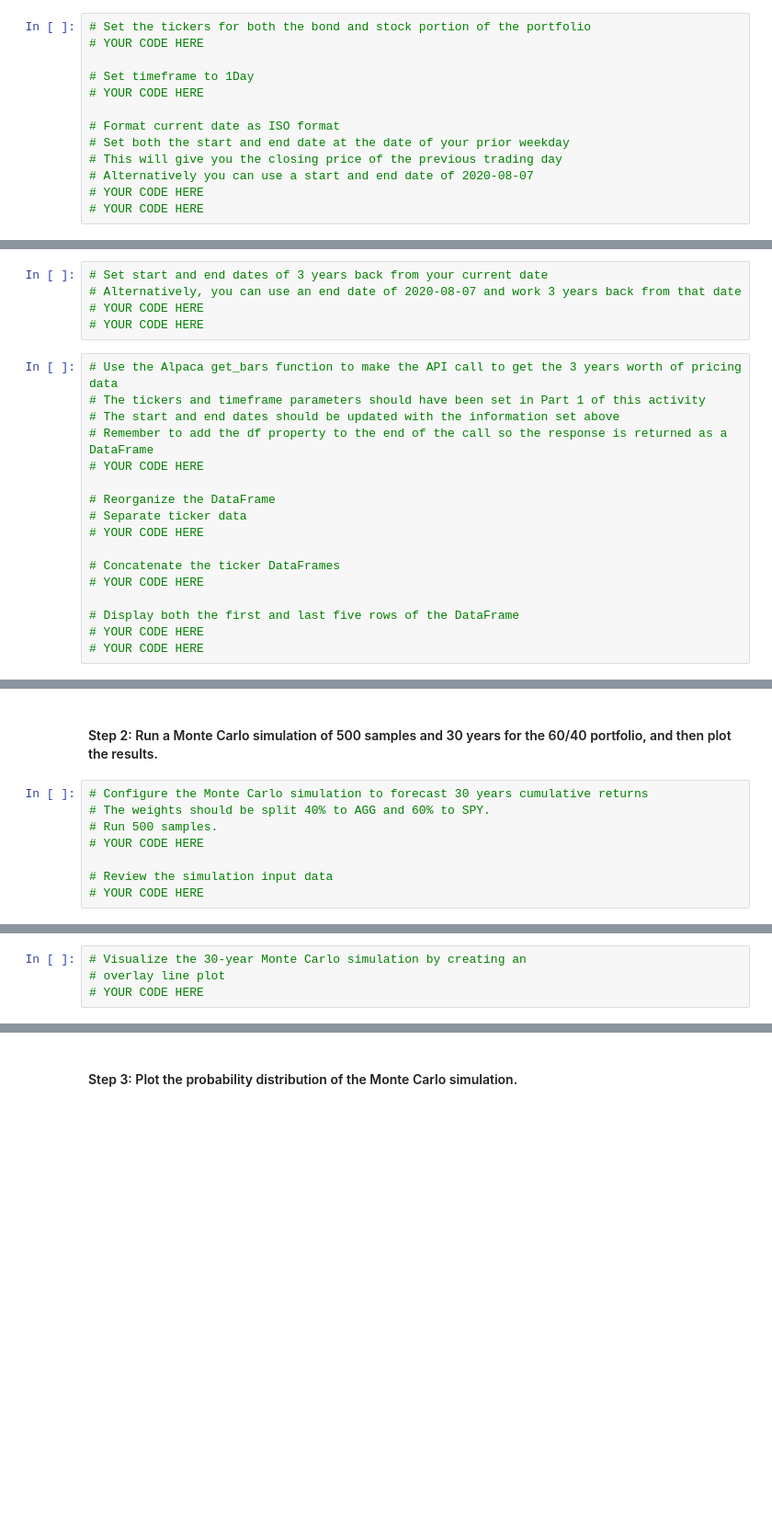
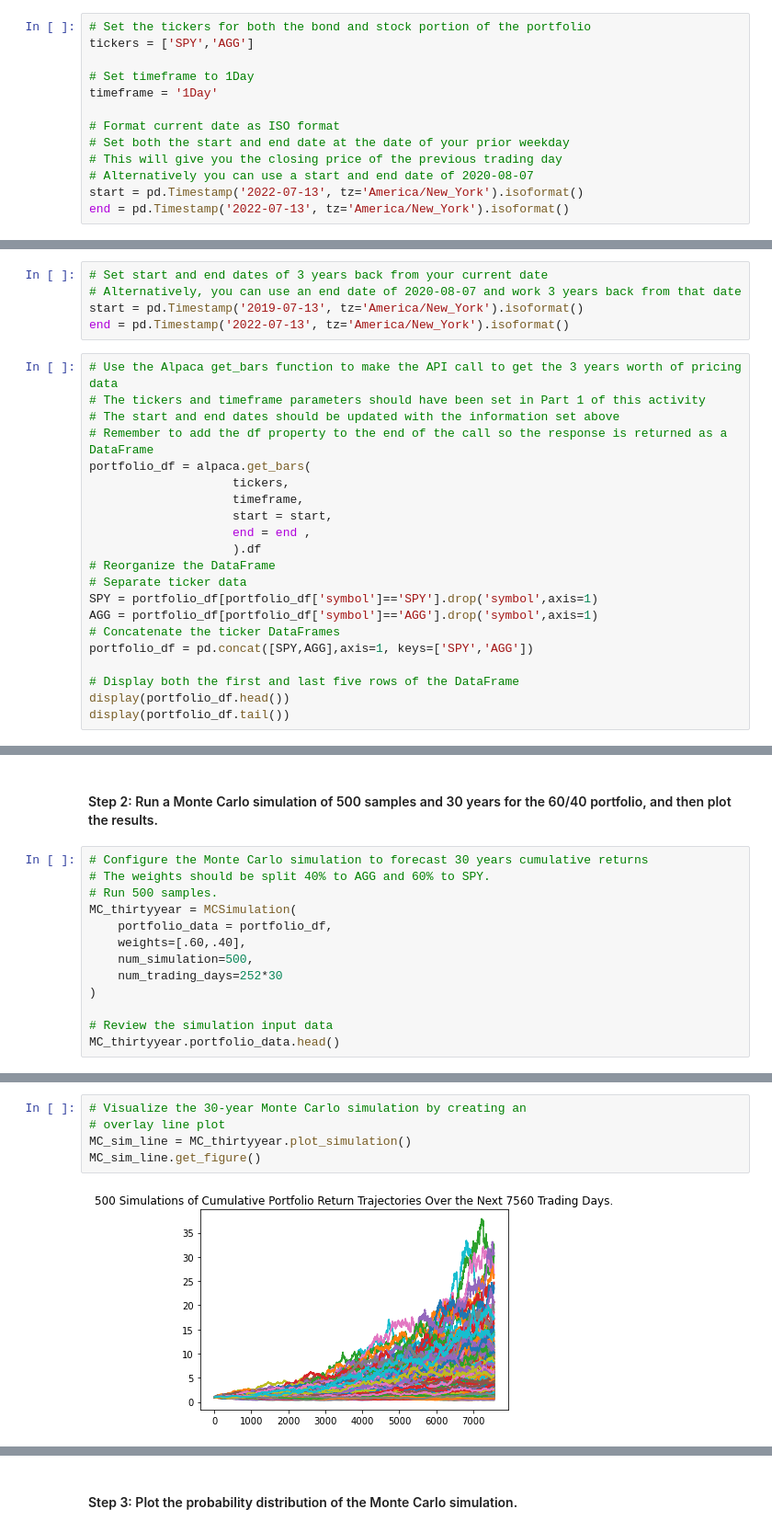
Before and after one commit to QuinnStroube/Financial_Planner, a Jupyter notebook: financial_planning_tools.ipynb, the cells around one changed output, grey strips where cells are left out. Shown at 92% size. Saved outputs shown, nothing was run; the diff lists cells and outputs as text; blank space fills up the shorter version.

```diff
--- a/financial_planning_tools.ipynb
+++ b/financial_planning_tools.ipynb
@@ -156,17 +206,17 @@ agg_shares = 200
 - `start_date` and `end_date`: Use the same date for these parameters, and format them with the date of the previous weekday (or `2020-08-07`). This is because you want the one closing price for the most-recent trading day.
 # %%
 # Set the tickers for both the bond and stock portion of the portfolio
-# YOUR CODE HERE
+tickers = ['SPY','AGG']
 
 # Set timeframe to 1Day
-# YOUR CODE HERE
+timeframe = '1Day'
 
 # Format current date as ISO format
 # Set both the start and end date at the date of your prior weekday
 # This will give you the closing price of the previous trading day
 # Alternatively you can use a start and end date of 2020-08-07
-# YOUR CODE HERE
-# YOUR CODE HERE
+start = pd.Timestamp('2022-07-13', tz='America/New_York').isoformat()
+end = pd.Timestamp('2022-07-13', tz='America/New_York').isoformat()
 # %% [markdown]
 #### Step 4: Get the current closing prices for `SPY` and `AGG` by using the Alpaca `get_bars` function. Format the response as a Pandas DataFrame by including the `df` property at the end of the `get_bars` function.
 # %%
@@ -334,22 +435,26 @@ In this section, you’ll use the MCForecastTools library to create a Monte Carl
 # %%
 # Set start and end dates of 3 years back from your current date
 # Alternatively, you can use an end date of 2020-08-07 and work 3 years back from that date
-# YOUR CODE HERE
-# YOUR CODE HERE
+start = pd.Timestamp('2019-07-13', tz='America/New_York').isoformat()
+end = pd.Timestamp('2022-07-13', tz='America/New_York').isoformat()
 # %%
 # Use the Alpaca get_bars function to make the API call to get the 3 years worth of pricing data
 # The tickers and timeframe parameters should have been set in Part 1 of this activity
 # The start and end dates should be updated with the information set above
 # Remember to add the df property to the end of the call so the response is returned as a DataFrame
-# YOUR CODE HERE
-
+portfolio_df = alpaca.get_bars(
+                    tickers,
+                    timeframe,
+                    start = start,
+                    end = end ,
+                    ).df
 # Reorganize the DataFrame
 # Separate ticker data
-# YOUR CODE HERE
-
+SPY = portfolio_df[portfolio_df['symbol']=='SPY'].drop('symbol',axis=1)
+AGG = portfolio_df[portfolio_df['symbol']=='AGG'].drop('symbol',axis=1)
 # Concatenate the ticker DataFrames
-# YOUR CODE HERE
+portfolio_df = pd.concat([SPY,AGG],axis=1, keys=['SPY','AGG'])
 
 # Display both the first and last five rows of the DataFrame
-# YOUR CODE HERE
-# YOUR CODE HERE
+display(portfolio_df.head())
+display(portfolio_df.tail())
@@ -359,7 +481,12 @@ In this section, you’ll use the MCForecastTools library to create a Monte Carl
 # Configure the Monte Carlo simulation to forecast 30 years cumulative returns
 # The weights should be split 40% to AGG and 60% to SPY.
 # Run 500 samples.
-# YOUR CODE HERE
+MC_thirtyyear = MCSimulation(
+    portfolio_data = portfolio_df,
+    weights=[.60,.40],
+    num_simulation=500,
+    num_trading_days=252*30
+)
 
 # Review the simulation input data
-# YOUR CODE HERE
+MC_thirtyyear.portfolio_data.head()
@@ -369,4 +547,7 @@ In this section, you’ll use the MCForecastTools library to create a Monte Carl
 # %%
 # Visualize the 30-year Monte Carlo simulation by creating an
 # overlay line plot
-# YOUR CODE HERE
+MC_sim_line = MC_thirtyyear.plot_simulation()
+MC_sim_line.get_figure()
+# %% [output]
+[figure, added]
```
Also changed, not shown: parts of 38 cells of this notebook, 2 other files.
